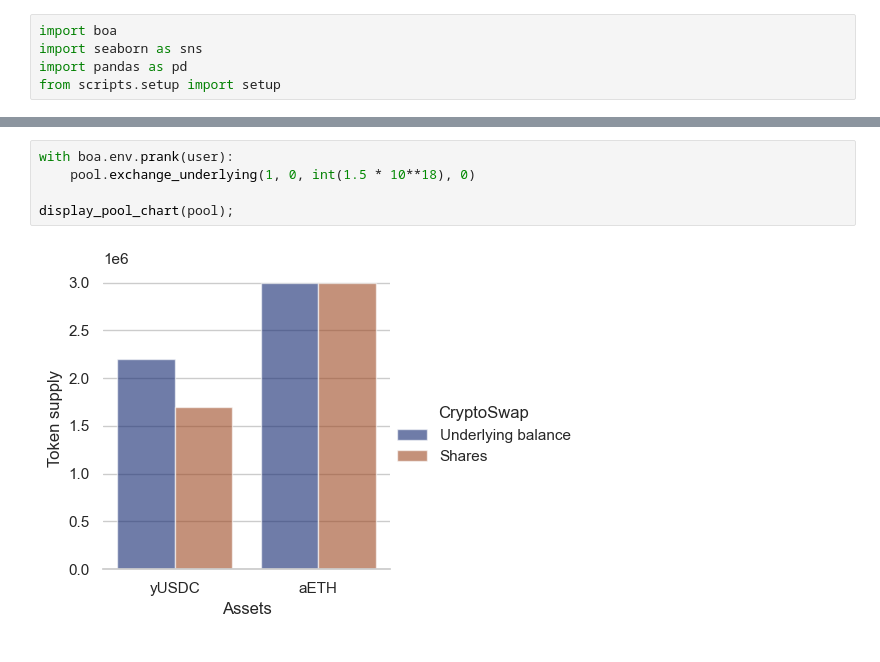
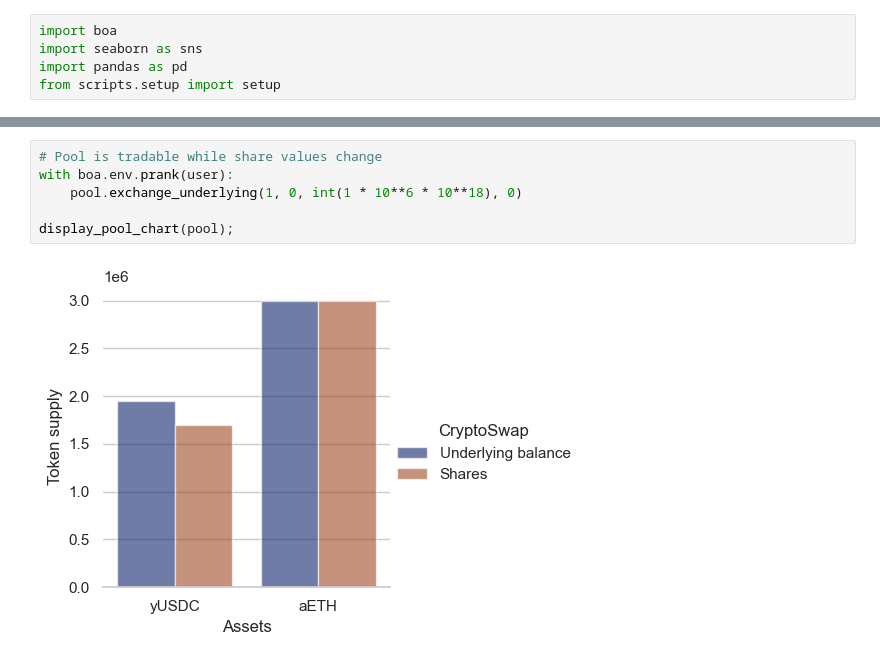
Before and after one commit to colevs/ethcc5-hackathon, a Jupyter notebook: notebook.ipynb, the cells around one changed output, grey strips where cells are left out. Saved outputs shown, nothing was run; the diff lists cells and outputs as text.

```diff
--- a/notebook.ipynb
+++ b/notebook.ipynb
@@ -55,7 +56,8 @@ display_pool_chart(pool);
-# %%
-with boa.env.prank(user):
-    pool.exchange_underlying(1, 0, int(1.5 * 10**18), 0)
-
-display_pool_chart(pool);
-# %% [output]
-[figure, removed]
+# %%
+# Pool is tradable while share values change
+with boa.env.prank(user):
+    pool.exchange_underlying(1, 0, int(1 * 10**6 * 10**18), 0)
+
+display_pool_chart(pool);
+# %% [output]
+[figure, added]
```
Also changed, not shown: parts of 5 cells of this notebook.
